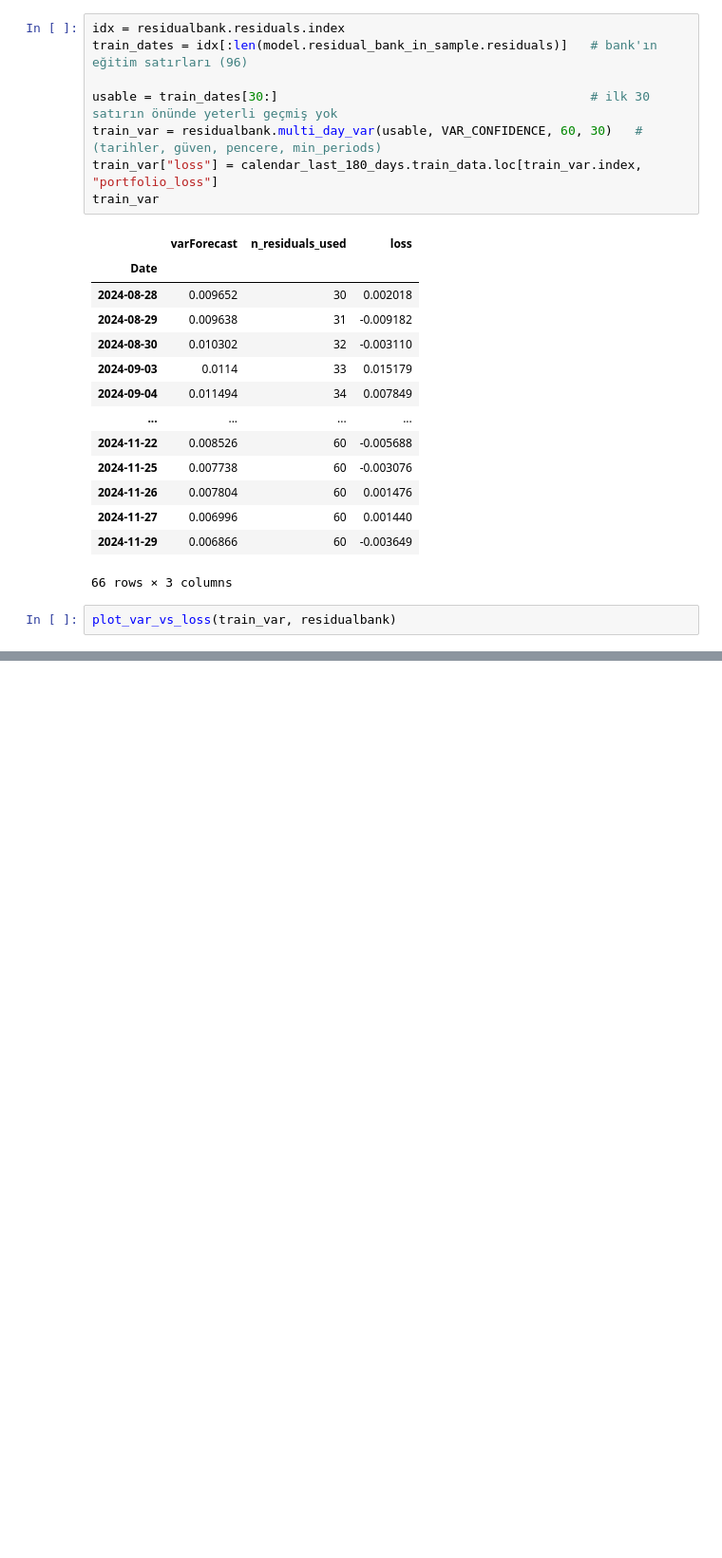
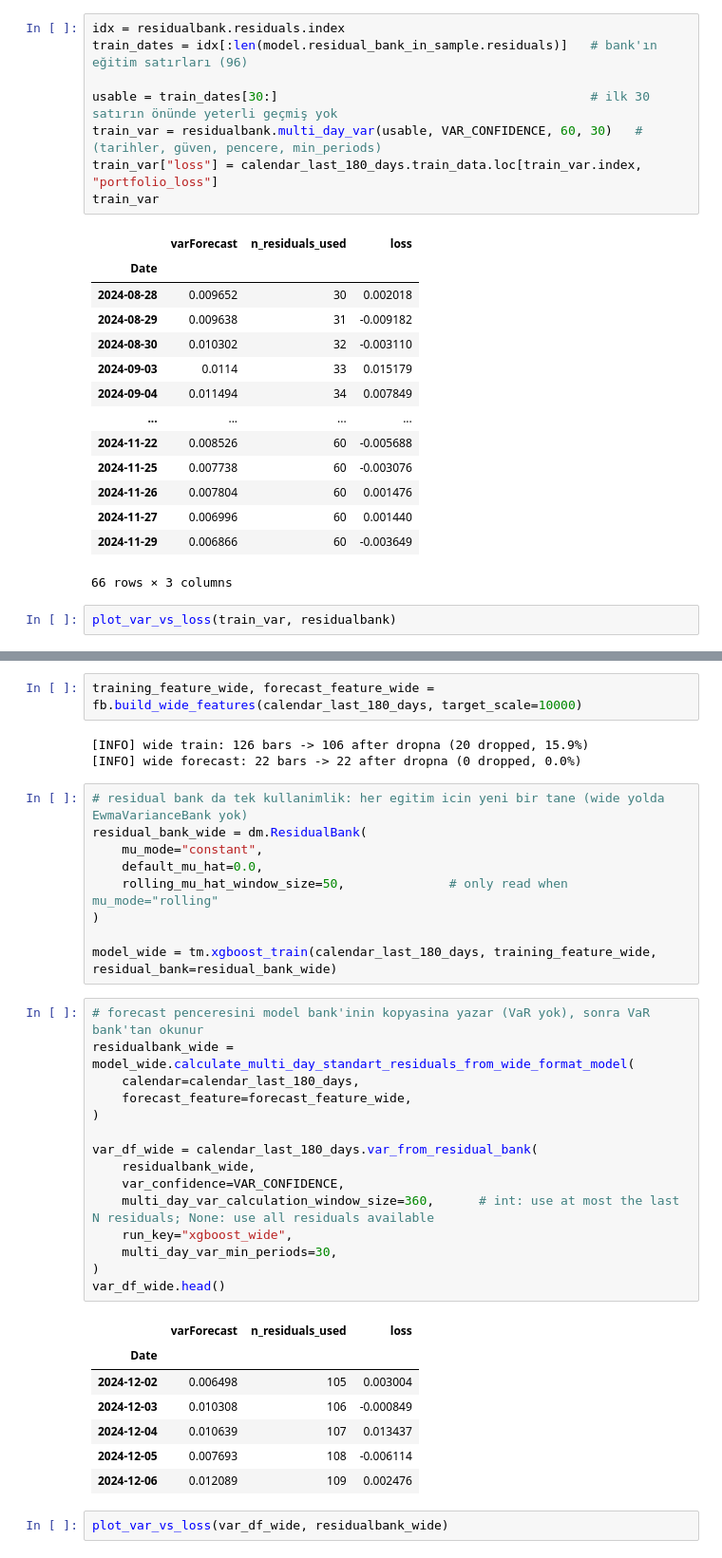
Before and after one commit to KaanBoraKarapinar/varmlresearch, a Jupyter notebook: reference.ipynb, the cells around one changed output, grey strips where cells are left out. Shown at 95% size. Saved outputs shown, nothing was run; the diff lists cells and outputs as text; blank space fills up the shorter version.

Commit message:
commit before implementing realized variance graphs
->. residual calculation moved to model
-> warmup bars implemented

```diff
--- a/xgboost_models.ipynb
+++ b/reference.ipynb
@@ -162,0 +173,39 @@ plot_var_vs_loss(train_var, residualbank)
+# %%
+training_feature_wide, forecast_feature_wide = fb.build_wide_features(calendar_last_180_days, target_scale=10000)
+# %% [output]
+[INFO] wide train: 126 bars -> 106 after dropna (20 dropped, 15.9%)
+[INFO] wide forecast: 22 bars -> 22 after dropna (0 dropped, 0.0%)
+# %%
+# residual bank da tek kullanimlik: her egitim icin yeni bir tane (wide yolda EwmaVarianceBank yok)
+residual_bank_wide = dm.ResidualBank(
+    mu_mode="constant",
+    default_mu_hat=0.0,
+    rolling_mu_hat_window_size=50,              # only read when mu_mode="rolling"
+)
+
+model_wide = tm.xgboost_train(calendar_last_180_days, training_feature_wide, residual_bank=residual_bank_wide)
+# %%
+# forecast penceresini model bank'inin kopyasina yazar (VaR yok), sonra VaR bank'tan okunur
+residualbank_wide = model_wide.calculate_multi_day_standart_residuals_from_wide_format_model(
+    calendar=calendar_last_180_days,
+    forecast_feature=forecast_feature_wide,
+)
+
+var_df_wide = calendar_last_180_days.var_from_residual_bank(
+    residualbank_wide,
+    var_confidence=VAR_CONFIDENCE,
+    multi_day_var_calculation_window_size=360,      # int: use at most the last N residuals; None: use all residuals available
+    run_key="xgboost_wide",
+    multi_day_var_min_periods=30,
+)
+var_df_wide.head()
+# %% [output]
+|  | varForecast | n_residuals_used | loss |
+| Date |  |  |  |
+| 2024-12-02 | 0.006498 | 105 | 0.003004 |
+| 2024-12-03 | 0.010308 | 106 | -0.000849 |
+| 2024-12-04 | 0.010639 | 107 | 0.013437 |
+| 2024-12-05 | 0.007693 | 108 | -0.006114 |
+| 2024-12-06 | 0.012089 | 109 | 0.002476 |
+# %%
+plot_var_vs_loss(var_df_wide, residualbank_wide)
```
Also changed, not shown: parts of 5 cells of this notebook, 10 other files.
